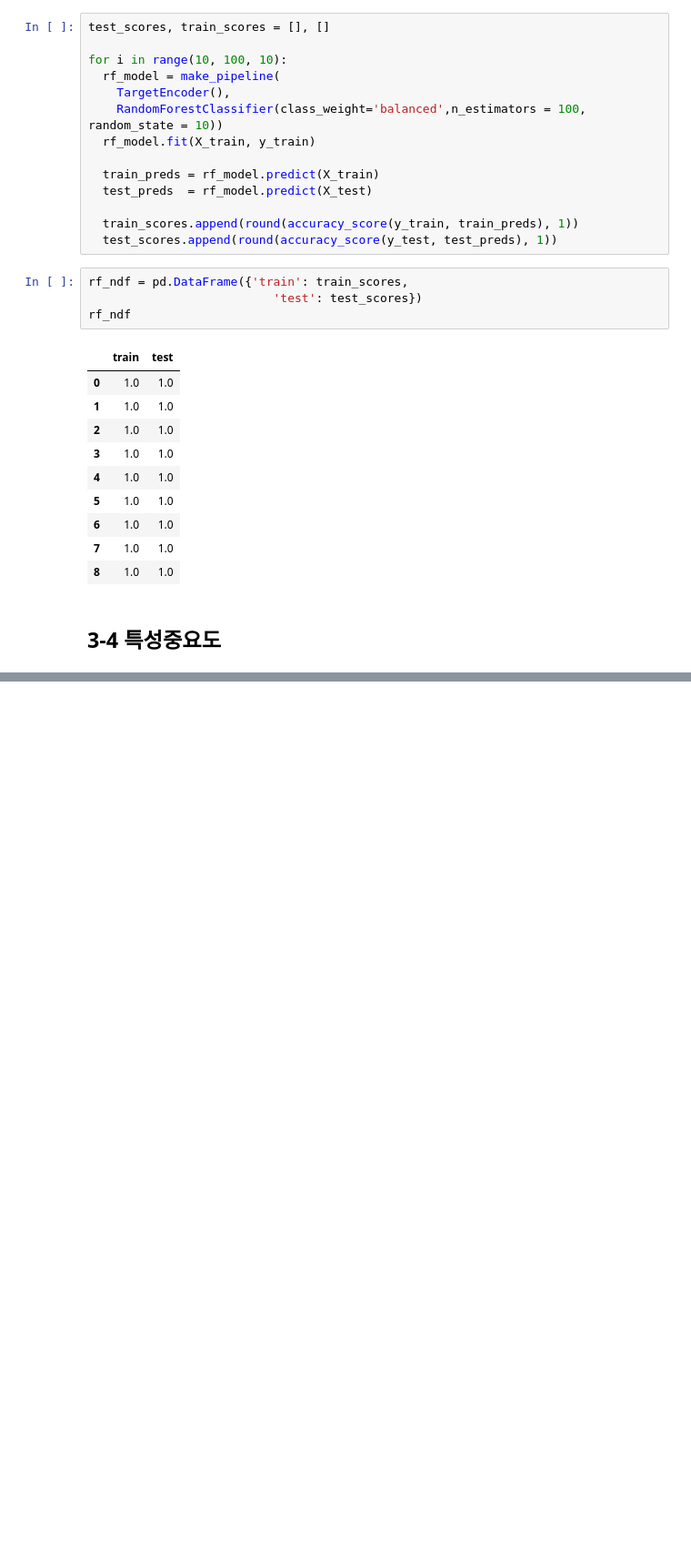
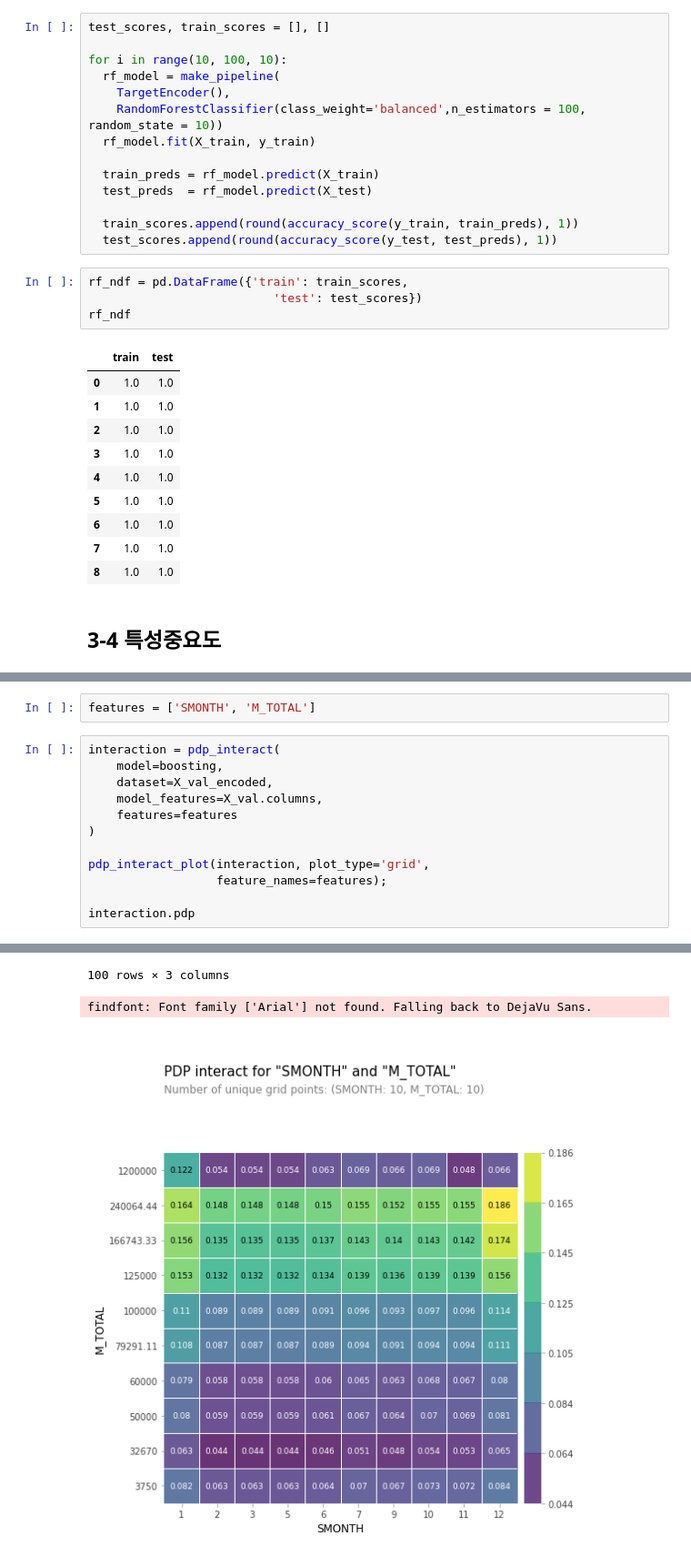
Before and after one commit to kerobes97/Lets_Boot, a Jupyter notebook: Travel_Data/AI_04_김미리_section2.ipynb, the cells around one changed output, grey strips where cells are left out. Shown at 91% size. Drawn from its saved outputs; the diff is of its cells as text; blank space fills up the shorter version.

```diff
--- a/Travel_Data/AI_04_김미리_section2.ipynb
+++ b/Travel_Data/AI_04_김미리_section2.ipynb
@@ -1346,0 +1409,15 @@ pdp_plot(isolated, feature_name=feature);
+# %%
+features = ['SMONTH', 'M_TOTAL']
+# %%
+interaction = pdp_interact(
+    model=boosting,
+    dataset=X_val_encoded,
+    model_features=X_val.columns,
+    features=features
+)
+
+pdp_interact_plot(interaction, plot_type='grid',
+                  feature_names=features);
+
+interaction.pdp
+# %% [output]
@@ -1346,0 +1436,3 @@ pdp_plot(isolated, feature_name=feature);
+100 rows × 3 columns
+findfont: Font family ['Arial'] not found. Falling back to DejaVu Sans.
+[figure, added]
```
Also changed, not shown: parts of 35 cells of this notebook.
